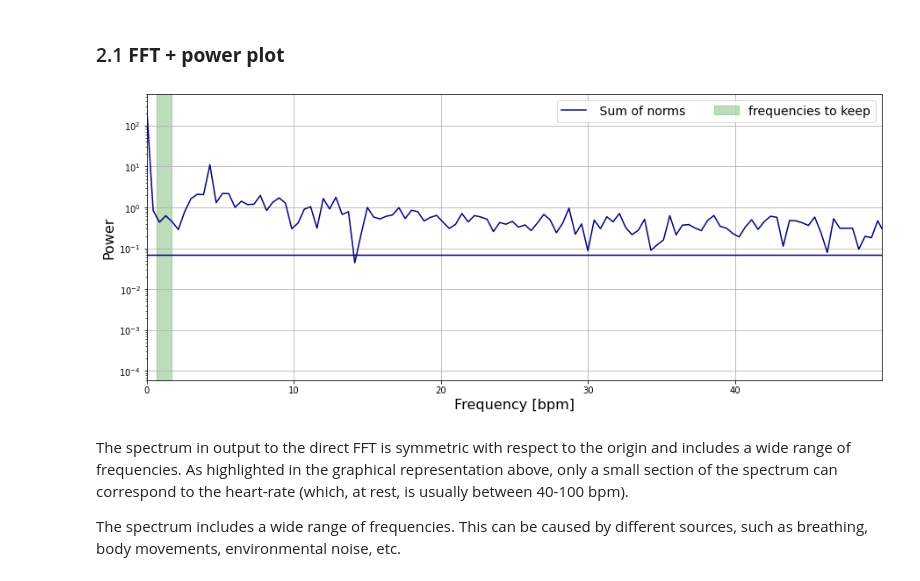
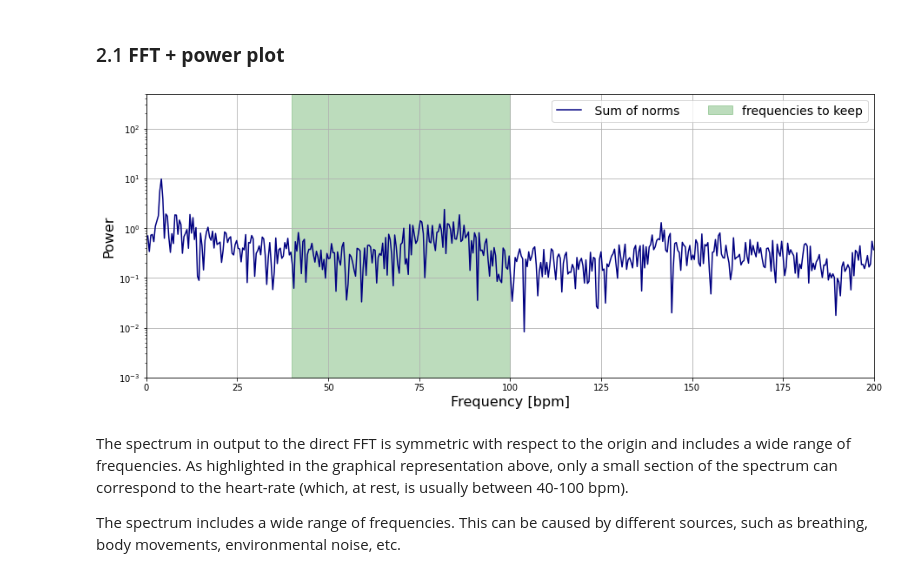
Before and after one commit to ericabrisigotti/heart_rate_estimation_LCP-A, a Jupyter notebook: Chest Sweater.ipynb, the cells around one changed output. Saved outputs shown, nothing was run; the diff lists cells and outputs as text; code cells hidden in the pictures.

```diff
--- a/Chest Sweater.ipynb
+++ b/Chest Sweater.ipynb
@@ -144,10 +136,10 @@ def std_from_center( vect ):
     std_up = [ np.std( vect[ center_idx:(center_idx+idx) ] ) for idx in range(1,center_idx,1) ]
     return np.concatenate((std_down[::-1],std_up))
 # %%
-fig2,ax2 = plt.subplots( nrows = 2 , ncols = 1 , sharex = True , figsize = ( 12 , 5 ) )
+fig2,ax2 = plt.subplots( nrows = 2 , ncols = 1, figsize = ( 12 , 5 ) )
 center_idx = int( data.shape[0]/2 )
-down_cut = 7000
-up_cut = 7000
+down_cut = 7300
+up_cut = 7200
 print( center_idx )
 print('the percentage of measurements to keep is ', (down_cut+up_cut)/data.shape[0]*100)
 down_idx = center_idx-down_cut
@@ -320,18 +311,20 @@ down_freq_lim = 40/60 # Hz
 up_freq_lim = 100/60 # Hz
 # %%
 fig6 , ax6 = plt.subplots( nrows = 1 , ncols = 1 , figsize = ( 15 , 6 ) )
-ax6.plot( norm_all_freq*60 , norm_power , '-' , label = ' Sum of norms ' , color = 'navy' )
-ax6.fill_betweenx( y=[ 10**(-6)*60 , 10**1*60 ], x1 = down_freq_lim , x2 = up_freq_lim , color = 'forestgreen' , alpha = 0.3 , label = 'frequencies to keep' )
-ax6.set_xlim(0, max( norm_all_freq ) )
-ax6.set_ylim( 10**(-6)*60 , 10**1*60 )
-ax6.set_xlabel( 'Frequency [bpm]' , fontsize = 16 )
-ax6.set_ylabel( 'Power' , fontsize = 16 )
-ax6.set_yscale( 'log' )
+ax6.plot( norm_all_freq[np.where(norm_all_freq > 0)]*60 , norm_power[np.where(norm_all_freq > 0)],
+         '-' , label = ' Sum of norms ' , color = 'navy' )
+ax6.fill_betweenx( y=[10**(-3), 5*10**2], x1 = down_freq_lim*60 , x2 = up_freq_lim*60 ,
+                  color = 'forestgreen' , alpha = 0.3 , label = 'frequencies to keep' )
+ax6.set_xlim(0, 200)
+ax6.set_ylim(10**(-3), 5*10**2)
+ax6.set_xlabel('Frequency [bpm]' , fontsize = 16 )
+ax6.set_ylabel('Power' , fontsize = 16 )
+ax6.set_yscale('log' )
 ax6.legend( loc = 'upper right' , ncol = 2 , fontsize = 14 )
 ax6.grid()
 plt.show()
 # %% [output]
-[figure, old version]
+[figure, new version]
 # %% [markdown]
 The spectrum in output to the direct FFT is symmetric with respect to the origin and includes a wide range of frequencies. As highlighted in the graphical representation above, only a small section of the spectrum can correspond to the heart-rate (which, at rest, is usually between 40-100 bpm).
 
```
Also changed, not shown: parts of 39 cells of this notebook, 1 other file.
